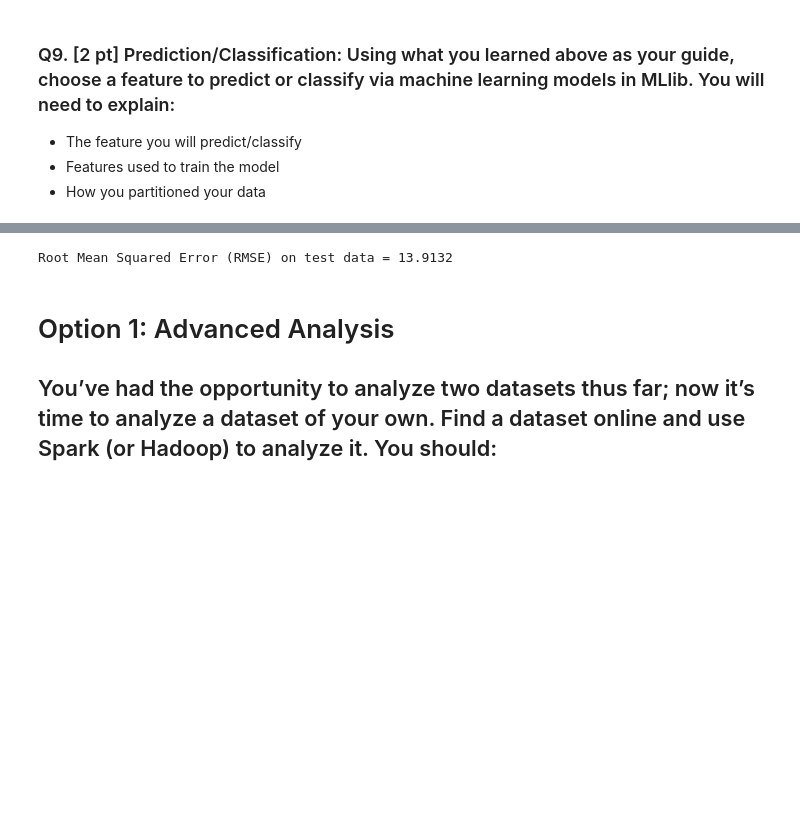
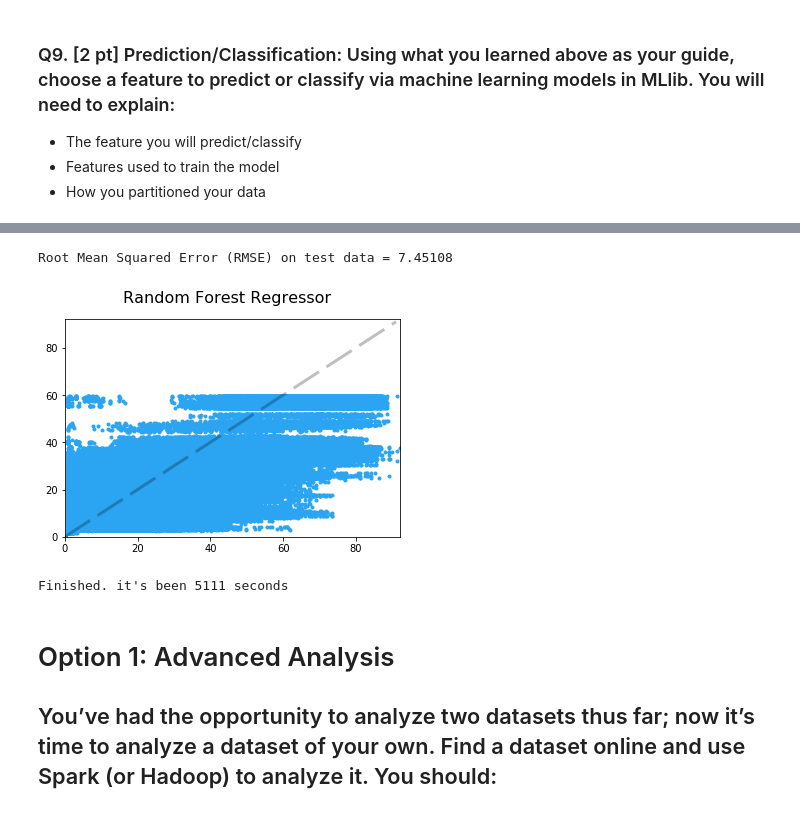
Before and after one commit to yifanzhou106/spark, a Jupyter notebook: analysis_report.ipynb, the cells around one changed output, grey strips where cells are left out. Cells and saved outputs as stored; diff of their text form; code cells hidden in the pictures; blank space fills up the shorter version.

```diff
--- a/analysis_report.ipynb
+++ b/analysis_report.ipynb
@@ -727,6 +727,7 @@ Finished. it's been 1058 seconds
 from pyspark.ml.feature import VectorAssembler
 
 started_at = datetime.now()
+df = spark.read.format('csv').option('sep', '\t').schema(schema).load('hdfs://orion11:20910/datasets/nam_201512.tdv.gz')
 
 def prepare_data(dframe, predictors, target):
     assembler = VectorAssembler(inputCols=predictors, outputCol="features")
@@ -735,9 +736,12 @@ def prepare_data(dframe, predictors, target):
 
 
 prepped = prepare_data(df,
-    ["categorical_rain_yes1_no0_surface",
-     "soil_type_as_in_zobler_surface",
+    [
+#         "categorical_rain_yes1_no0_surface",
+#      "soil_type_as_in_zobler_surface",
      "plant_canopy_surface_water_surface",
+     "number_of_soil_layers_in_root_zone_surface",
+     "vegitation_type_as_in_sib_surface",
        "temperature_surface"],
     "vegetation_surface")
 
@@ -777,23 +783,30 @@ evaluator = RegressionEvaluator(
 rmse = evaluator.evaluate(predictions)
 print("Root Mean Squared Error (RMSE) on test data = %g" % rmse)
 # %% [output]
-Root Mean Squared Error (RMSE) on test data = 13.9132
+Root Mean Squared Error (RMSE) on test data = 7.45108
 # %%
 import matplotlib.pyplot as plt
 
-p_df = predictions.select("label", "prediction").toPandas()
+(sampleData, testData) = predictions.randomSplit([0.1, 0.9])
+
+p_df = sampleData.select("label", "prediction").toPandas()
+
+# p_df = predictions.select("label", "prediction").toPandas()
 
 plt.suptitle('Random Forest Regressor', fontsize=16)
 
 minval = p_df[['label', 'prediction']].min().min()
 maxval = p_df[['label', 'prediction']].max().max()
 plt.axis([minval, maxval, minval, maxval])
 
 plt.plot(p_df['label'], p_df['prediction'], '.', color='#2ba5f1')
 plt.plot(range(int(minval), int(maxval)), range(int(minval), int(maxval)), lw=3, dashes=(10, 3), color='#000000', alpha=0.25, label='Ideal Predictor')
 plt.show()
 
 print("Finished. it's been " + str((datetime.now()-started_at).seconds) + " seconds")
+# %% [output]
+[figure, added]
+Finished. it's been 5111 seconds
 # %% [markdown]
 # Option 1: Advanced Analysis
 ## You’ve had the opportunity to analyze two datasets thus far; now it’s time to analyze a dataset of your own. Find a dataset online and use Spark (or Hadoop) to analyze it. You should:
```
Also changed, not shown: parts of 2 cells of this notebook.
